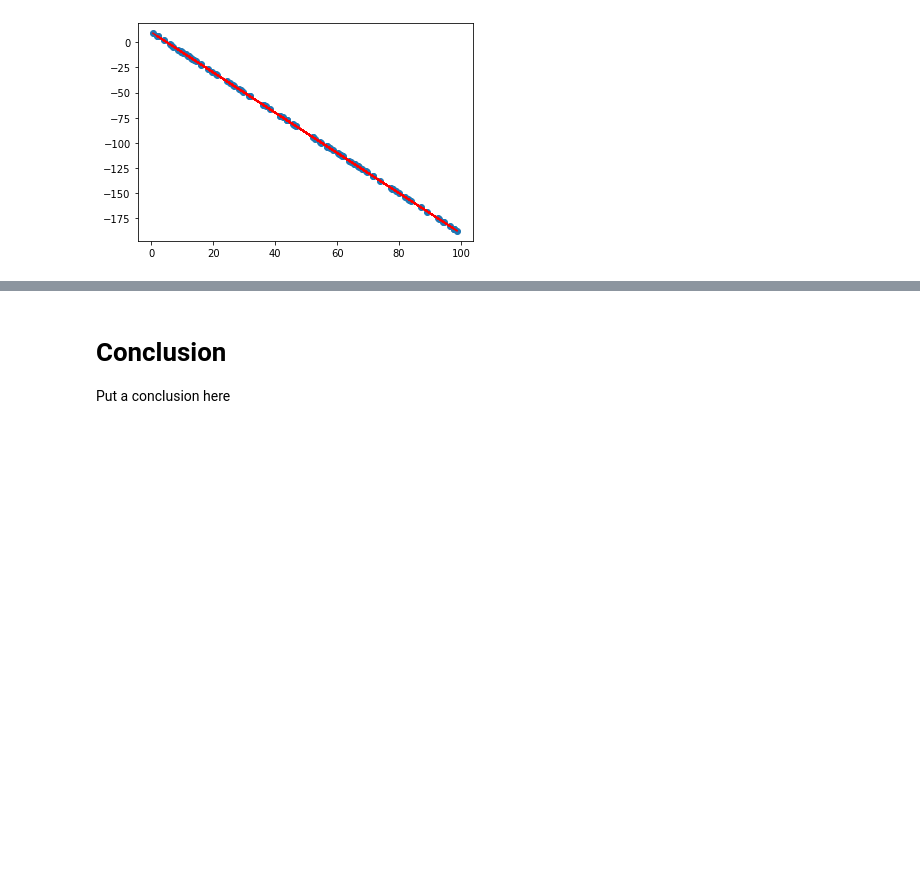
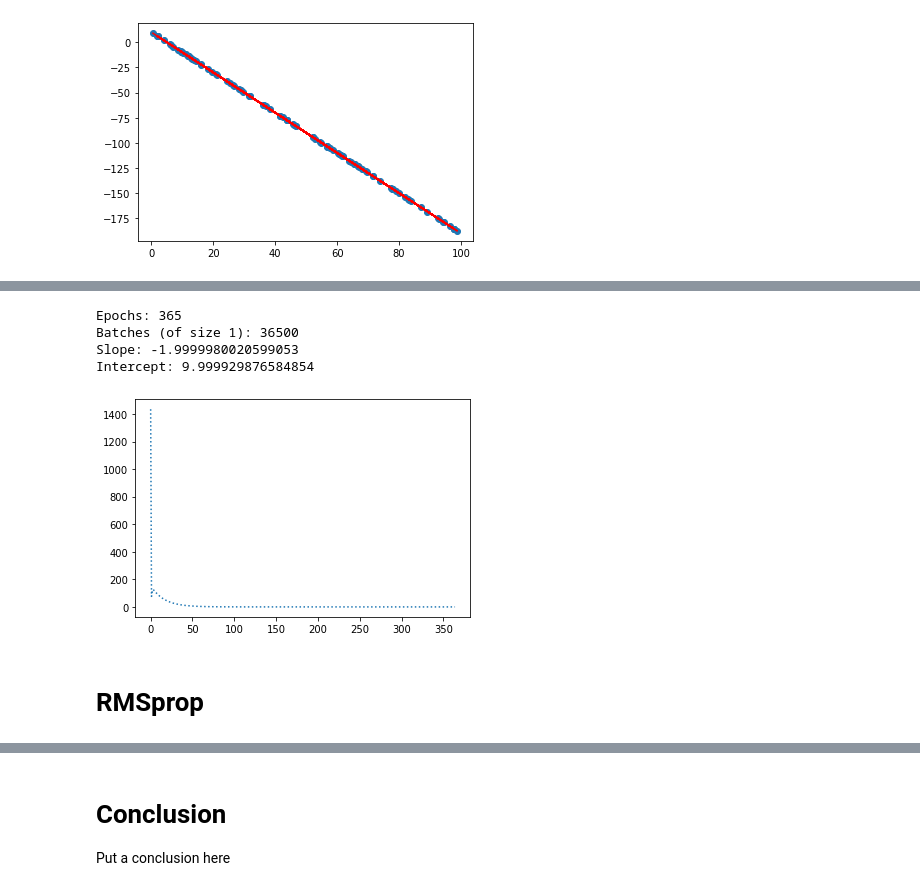
Before and after one commit to AugustasMacijauskas/personal-website, a Jupyter notebook: _notebooks/optimisation-algorithms.ipynb, the cells around one changed output, grey strips where cells are left out. Cells and saved outputs as stored; diff of their text form; code cells hidden in the pictures; blank space fills up the shorter version.

```diff
--- a/_notebooks/optimisation-algorithms.ipynb
+++ b/_notebooks/optimisation-algorithms.ipynb
@@ -202,17 +254,13 @@ plt.plot(tracker.get_values("error"), linestyle="dotted");
 # %%
-class LinearModelWithSGDWithMomentum:
-    def __init__(self, initial_slope=1, initial_intercept=1):
-        self.slope = initial_slope
-        self.intercept = initial_intercept
-
+class SGDWithMomentumOptimizer(SGDOptimizer):
+    def __init__(self):
         self.slope_momentum = self.intercept_momentum = 0
 
-    def forward(self, x):
-        return self.slope * x + self.intercept
+    def step(self, model, grad_slope, grad_intercept, params):
+        lr = params["lr"]
+        miu = params["miu"]
+        self.slope_momentum = miu * self.slope_momentum + (1 - miu) * grad_slope
+        model.slope -= lr * self.slope_momentum
 
-    def backward(self, grad_slope, grad_intercept, lr=1e-4, miu=0.99):
-        self.slope_momentum = miu * self.slope_momentum - lr * grad_slope
-        self.slope += self.slope_momentum
-
-        self.intercept_momentum = miu * self.intercept_momentum - lr * grad_intercept
-        self.intercept += self.intercept_momentum
+        self.intercept_momentum = miu * self.intercept_momentum + (1 - miu) * grad_intercept
+        model.intercept -= lr * self.intercept_momentum
@@ -227,0 +277,12 @@ plt.plot(tracker.get_values("error"), linestyle="dotted");
+# %%
+optimizer = SGDWithMomentumOptimizer()
+params = { "lr": 1e-3, "miu": 0.9 }
+perform_experiment(optimizer, params);
+# %% [output]
+Epochs: 365
+Batches (of size 1): 36500
+Slope: -1.9999980020599053
+Intercept: 9.999929876584854
+[figure, added]
+# %% [markdown]
+# RMSprop
```
Also changed, not shown: parts of 41 cells of this notebook, 1 other file.
